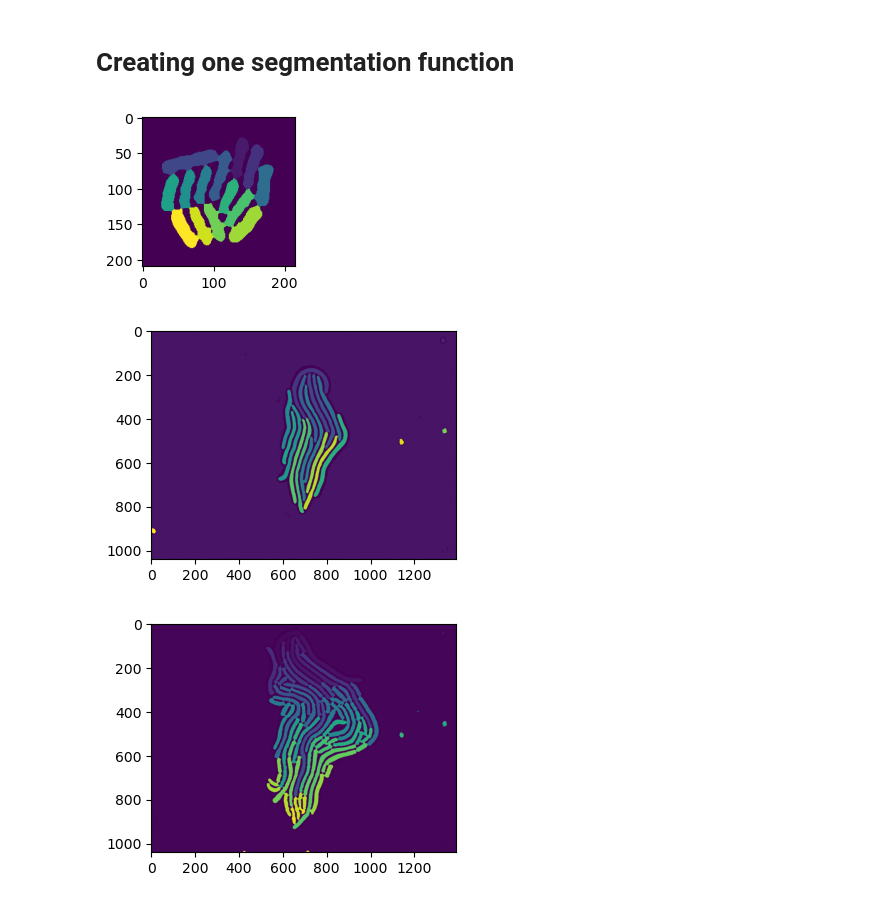
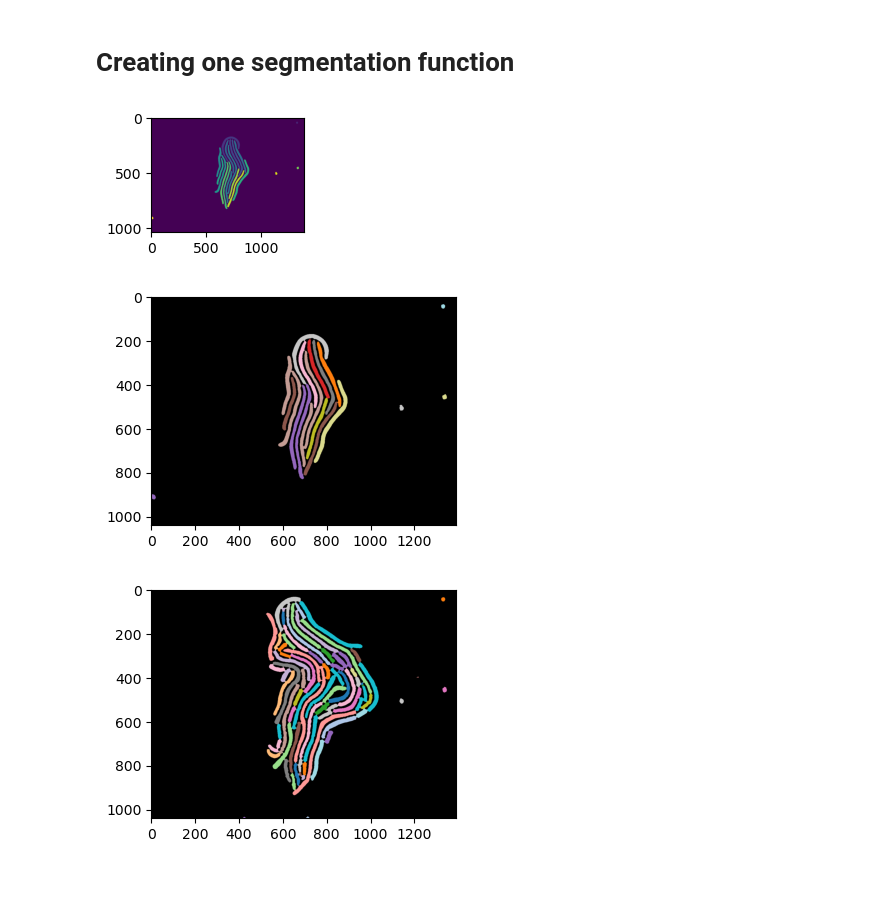
Before and after one commit to Jintram/Workshop_Py_image-analysis_2025, a Jupyter notebook: Answers/Bioimage-analysis_05_answers.ipynb, the cells around one changed output. Saved outputs shown, nothing was run; the diff lists cells and outputs as text; code cells hidden in the pictures.

```diff
--- a/Answers/Bioimage-analysis_05_answers.ipynb
+++ b/Answers/Bioimage-analysis_05_answers.ipynb
@@ -202,0 +210,26 @@ my_plot_1(mask_ecoli_watershed)
+# %%
+
+# img_ecoli = tiff.imread(path_img_ecoli)
+img_ecoli = tiff.imread('/Users/m.wehrens/Data_notbacked/2025_Py-Image-wokshop_Filamentation-example-data/images/pos3crop-p-2-1247.tif')
+
+img_ecoli_inv = np.max(img_ecoli)-img_ecoli
+img_ecoli_edges = my_detect_edges(img_ecoli_inv)
+mask_ecoli = apply_triangle_n_polish(img_ecoli_inv)
+mask_ecoli_edges = apply_triangle_n_polish(img_ecoli_edges)
+my_plot_12(mask_ecoli, mask_ecoli_edges)
+
+mask_foreground = sk.morphology.dilation(mask_ecoli, footprint=sk.morphology.disk(5))
+mask_seeds_labeled = produce_seeds(mask_ecoli_edges, mask_foreground)
+my_plot_12(mask_foreground, mask_seeds_labeled)
+
+mask_ecoli_watershed = sk.segmentation.watershed(~mask_ecoli_edges, markers=mask_seeds_labeled, mask=mask_ecoli_edges)
+my_plot_1(mask_ecoli_watershed, mycmap=shuffled_map)
+
+def remove_large_objects(the_img, min_size=400**2):
+
+    mask_large_obj_to_remove = sk.morphology.remove_small_objects(the_img, min_size=min_size)
+    the_img[mask_large_obj_to_remove>0] = 0
+    return the_img
+
+mask_ecoli_watershed_nolarge = remove_large_objects(mask_ecoli_watershed)
+my_plot_1(mask_ecoli_watershed_nolarge, mycmap=shuffled_map)
@@ -203,40 +241,47 @@ my_plot_1(mask_ecoli_watershed)
 # %% [markdown]
 # Creating one segmentation function
 # %%
-def segment_bacterial_img(img_ecoli):
+def segment_bacterial_img(img_ecoli, min_size=160000):
     """ Combine multiple operations to get segmented image from microscopy picture """
 
     img_ecoli_inv = np.max(img_ecoli)-img_ecoli
     img_ecoli_edges = my_detect_edges(img_ecoli_inv)
     mask_ecoli = apply_triangle_n_polish(img_ecoli_inv)
     mask_ecoli_edges = apply_triangle_n_polish(img_ecoli_edges)
     # my_plot_12(mask_ecoli, mask_ecoli_edges)
 
-    mask_foreground = sk.morphology.dilation(mask_ecoli, footprint=sk.morphology.disk(5))
+    # detect foreground
+    mask_foreground = sk.morphology.dilation(mask_ecoli, footprint=sk.morphology.disk(5)) # option 1
+
     mask_seeds_labeled = produce_seeds(mask_ecoli_edges, mask_foreground)
     # my_plot_12(mask_foreground, mask_seeds_labeled)
 
-    mask_ecoli_watershed = sk.segmentation.watershed(~mask_ecoli_edges, markers=mask_seeds_labeled, mask=mask_ecoli_edges)
+    mask_ecoli_watershed = sk.segmentation.watershed(~mask_ecoli_edges, markers=mask_seeds_labeled,
+                                                     mask=mask_ecoli_edges)
     # my_plot_1(mask_ecoli_watershed)
+
+    # optional, large object removal
+    mask_ecoli_watershed = remove_large_objects(mask_ecoli_watershed,
+                                                min_size=min_size)
 
     return mask_ecoli_watershed
 
 mask_ecoli_watershed = segment_bacterial_img(img_ecoli)
 my_plot_1(mask_ecoli_watershed, mycmap='viridis')
 # %% [output]
-[figure, old version]
+[figure, new version]
 # %%
 # now apply it to a few other images
 
 # 1247
 img_ecoli_1247 = tiff.imread('/Users/m.wehrens/Data_notbacked/2025_Py-Image-wokshop_Filamentation-example-data/images/pos3crop-p-2-1247.tif')
-mask_ecoli_1247 = segment_bacterial_img(img_ecoli_1247)
-my_plot_1(mask_ecoli_1247, mycmap='viridis', myfigsize=(10/2.54,10/2.54))
+mask_ecoli_1247  = segment_bacterial_img(img_ecoli_1247)
+my_plot_1(mask_ecoli_1247, mycmap=shuffled_map, myfigsize=(10/2.54,10/2.54))
 
 # 1498
 img_ecoli_1498 = tiff.imread('/Users/m.wehrens/Data_notbacked/2025_Py-Image-wokshop_Filamentation-example-data/images/pos3crop-p-2-1498.tif')
 mask_ecoli_1498 = segment_bacterial_img(img_ecoli_1498)
-my_plot_1(mask_ecoli_1498, mycmap='viridis', myfigsize=(10/2.54,10/2.54))
+my_plot_1(mask_ecoli_1498, mycmap=shuffled_map, myfigsize=(10/2.54,10/2.54))
 # %% [output]
-[figure, old version]
+[figure, new version]
-[figure, old version]
+[figure, new version]
```
Also changed, not shown: parts of 5 cells of this notebook, 22 other files.
